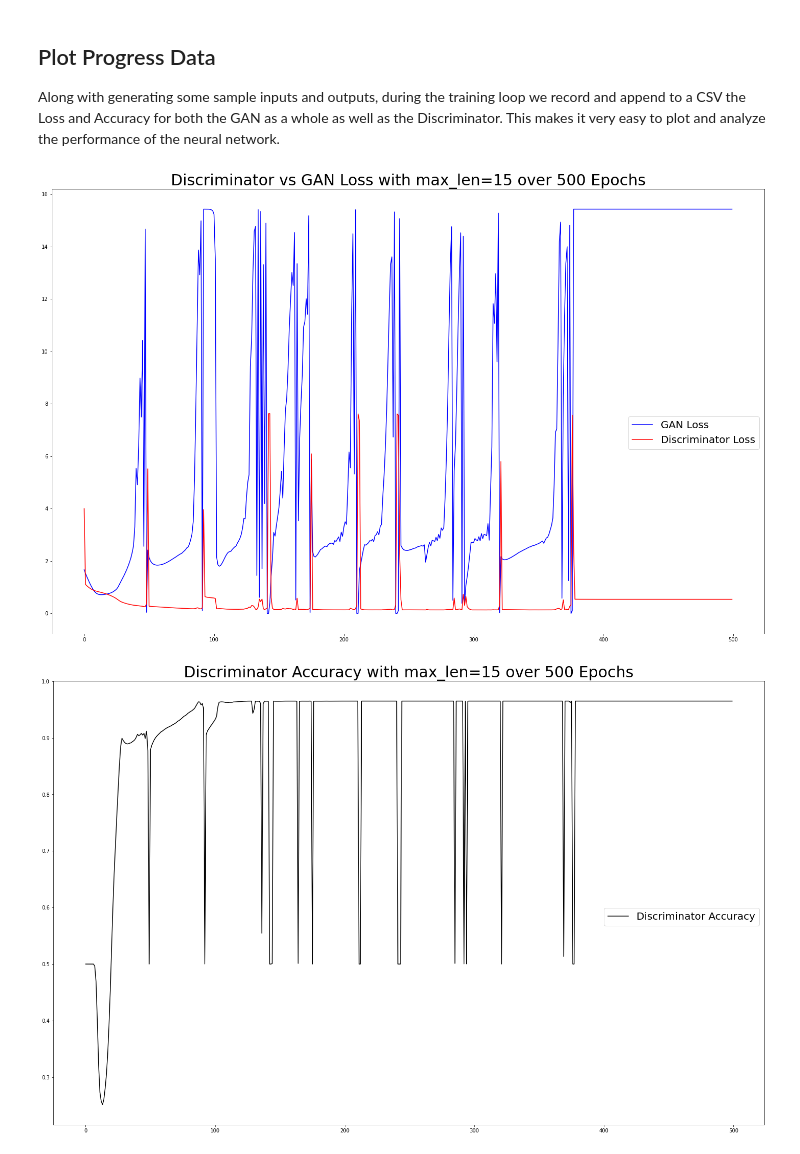
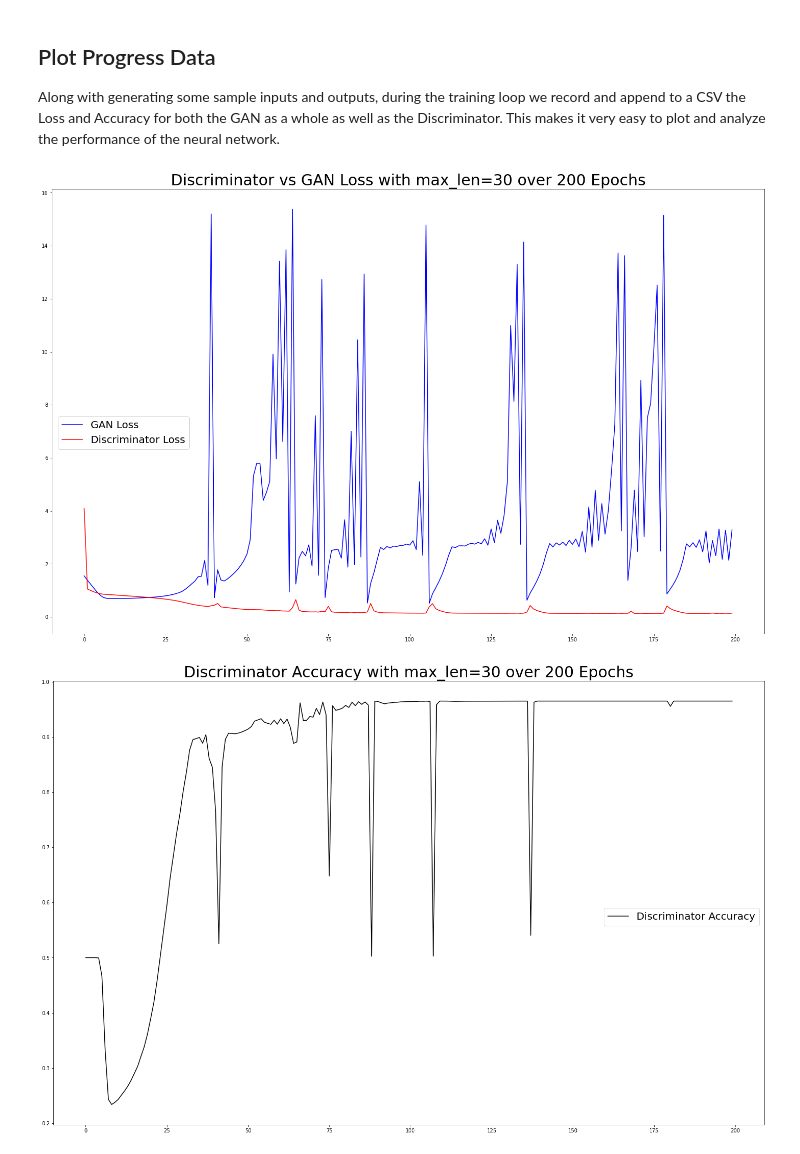
Before and after one commit to m-triassi/solemn-simulacrum, a Jupyter notebook: main.ipynb, the cells around one changed output. Drawn from its saved outputs; the diff is of its cells as text; code cells hidden in the pictures.

```diff
--- a/main.ipynb
+++ b/main.ipynb
@@ -27,23 +30,23 @@ simulacrum.train(num_epochs=500)
 ## Plot Progress Data
 Along with generating some sample inputs and outputs, during the training loop we record and append to a CSV the Loss and Accuracy for both the GAN as a whole as well as the Discriminator. This makes it very easy to plot and analyze the performance of the neural network.
 # %%
-progress = np.loadtxt("data/gan_progress.csv", delimiter=",", skiprows=1, usecols=range(1,4))
+progress = np.loadtxt("data/gan_progress_200e_30len_attempt1.csv", delimiter=",", skiprows=1, usecols=range(1,4))
 # print(progress)
 gan_loss = progress[:, 0]
 disc_loss = progress[:, 1]
 disc_acc = progress[:, 2]
 
 plt.figure(figsize=(25,16))
 plt.plot(gan_loss, c="blue", label="GAN Loss")
 plt.plot(disc_loss, c="red", label="Discriminator Loss")
-plt.legend(bbox_to_anchor=(1,.5), prop={'size': 20});
-plt.title("Discriminator vs GAN Loss with max_len=15 over 500 Epochs", fontsize=30);
+plt.legend(bbox_to_anchor=(.20,.5), prop={'size': 20});
+plt.title(f"Discriminator vs GAN Loss with max_len={sentence_length} over {number_of_epochs} Epochs", fontsize=30);
 # %% [output]
-[figure, old version]
+[figure, new version]
 # %%
 plt.figure(figsize=(25,16))
 plt.plot(disc_acc, c="black", label="Discriminator Accuracy")
 plt.legend(bbox_to_anchor=(1,.5), prop={'size': 20})
-plt.title("Discriminator Accuracy with max_len=15 over 500 Epochs", fontsize=30);
+plt.title(f"Discriminator Accuracy with max_len={sentence_length} over {number_of_epochs} Epochs", fontsize=30);
 # %% [output]
-[figure, old version]
+[figure, new version]
```
Also changed, not shown: parts of 2 cells of this notebook.
